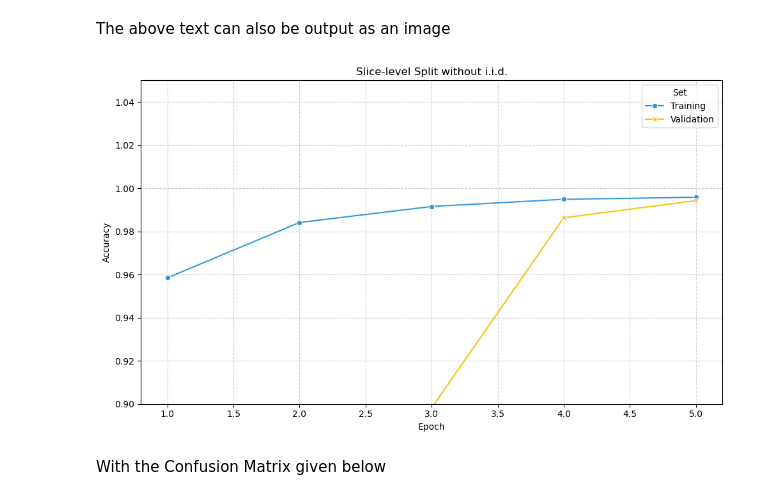
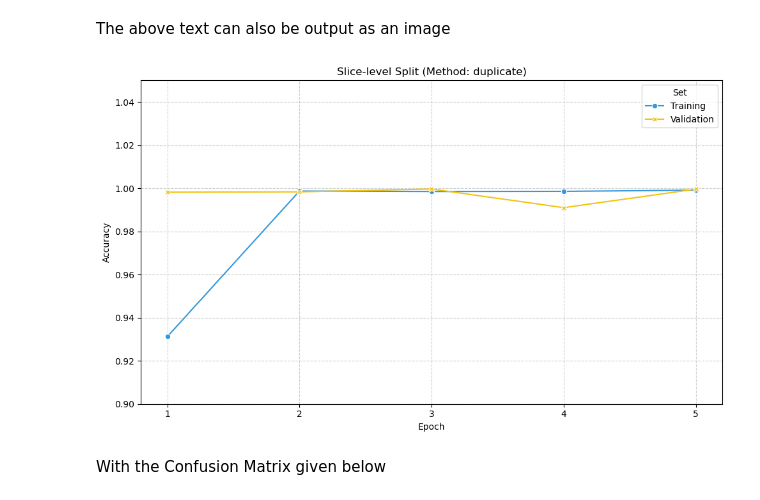
Before and after one commit to csning1998/biomedical-ml-oasis-data, a Jupyter notebook: 02_RQ1_Baseline.ipynb, the cells around one changed output. Drawn from its saved outputs; the diff is of its cells as text; code cells hidden in the pictures.

Commit message:
fix: Modify the use of word and reexecute the shuffled training.

```diff
--- a/02_RQ1_Baseline.ipynb
+++ b/02_RQ1_Baseline.ipynb
@@ -418,9 +419,9 @@ It can be observed that at the 10th epoch, which was the optimal condition, the
 # %% [markdown]
 Source the dataset in `dataset` folder created by `01_Data_Preparation.ipynb`.
 # %%
-df_train_flawed = pd.read_csv('dataset/train_flawed.csv')
-df_val_flawed = pd.read_csv('dataset/val_flawed.csv')
+df_train_shuffled = pd.read_csv('dataset/train_shuffled.csv')
+df_val_shuffled = pd.read_csv('dataset/val_shuffled.csv')
 
-naive_train_ds = create_dataset(df_train_flawed, method='duplicate', batch_size=32, shuffle=True)
-naive_val_ds = create_dataset(df_val_flawed, method='duplicate', batch_size=32, shuffle=False)
+naive_train_ds = create_dataset(df_train_shuffled, method='duplicate', batch_size=32, shuffle=True)
+naive_val_ds = create_dataset(df_val_shuffled, method='duplicate', batch_size=32, shuffle=False)
 # %% [markdown]
@@ -428,7 +429,7 @@ Since Flawed is randomly split (Stratified), the weights are usually milder than
 # %%
-class_weights_flawed = get_class_weights(df_train_flawed)
+class_weights_shuffled = get_class_weights(df_train_shuffled)
 
 print("Rigorous Weights:", class_weights)
-print("Flawed Weights:  ", class_weights_flawed)
+print("Shuffled Weights:", class_weights_shuffled)
 # %% [output]
 Rigorous Weights: {0: np.float64(0.27088698648384635), 1: np.float64(10.816843971631206), 2: np.float64(5.000573770491803), 3: np.float64(62.50717213114754)}
@@ -492,45 +493,49 @@ Epoch 5/5
 # %% [markdown]
 The above text can also be output as an image
 # %%
-# 1. Extract metrics from flawed history object
-acc_train_flawed = history_flawed.history['sparse_categorical_accuracy']
-acc_val_flawed = history_flawed.history['val_sparse_categorical_accuracy']
-epochs_flawed = range(1, len(acc_train_flawed) + 1)
+import matplotlib.pyplot as plt
+import seaborn as sns
+from matplotlib.ticker import MaxNLocator
+
+# 1. Extract metrics from Shuffled history object
+acc_train_shuffled = history_shuffled.history['sparse_categorical_accuracy']
+acc_val_shuffled = history_shuffled.history['val_sparse_categorical_accuracy']
+epochs_shuffled = range(1, len(acc_train_shuffled) + 1)
 
 # 2. Construct DataFrame for Seaborn
-data_flawed = pd.DataFrame({
-    'Epoch': list(epochs_flawed) + list(epochs_flawed),
-    'Accuracy': acc_train_flawed + acc_val_flawed,
-    'Set': ['Training'] * len(epochs_flawed) + ['Validation'] * len(epochs_flawed)
+data_shuffled = pd.DataFrame({
+    'Epoch': list(epochs_shuffled) + list(epochs_shuffled),
+    'Accuracy': acc_train_shuffled + acc_val_shuffled,
+    'Set': ['Training'] * len(epochs_shuffled) + ['Validation'] * len(epochs_shuffled)
 })
 
 # 3. Plotting
 fig, ax = plt.subplots(figsize=(10, 6))
 
 sns.lineplot(
-    data=data_flawed,
+    data=data_shuffled,
     x='Epoch',
     y='Accuracy',
     hue='Set',
     style='Set',
     markers=True,
     dashes=False,
     palette={'Training': '#3498db', 'Validation': '#f1c40f'},
     ax=ax
 )
 
 # 4. Styling
-ax.set_title(f"Slice-level Split without i.i.d.", fontsize=12)
+ax.set_title(f"Slice-level Split (Method: {METHOD})", fontsize=12)
 ax.set_ylabel("Accuracy", fontsize=10)
 ax.set_xlabel("Epoch", fontsize=10)
 ax.set_ylim(0.9, 1.05)
 ax.grid(True, linestyle='--', alpha=0.6)
 ax.xaxis.set_major_locator(MaxNLocator(integer=True))
 
 plt.tight_layout()
 plt.show()
 # %% [output]
-[figure, old version]
+[figure, new version]
 # %% [markdown]
 With the Confusion Matrix given below
 # %%
```
Also changed, not shown: parts of 11 cells of this notebook, 1 other file.
